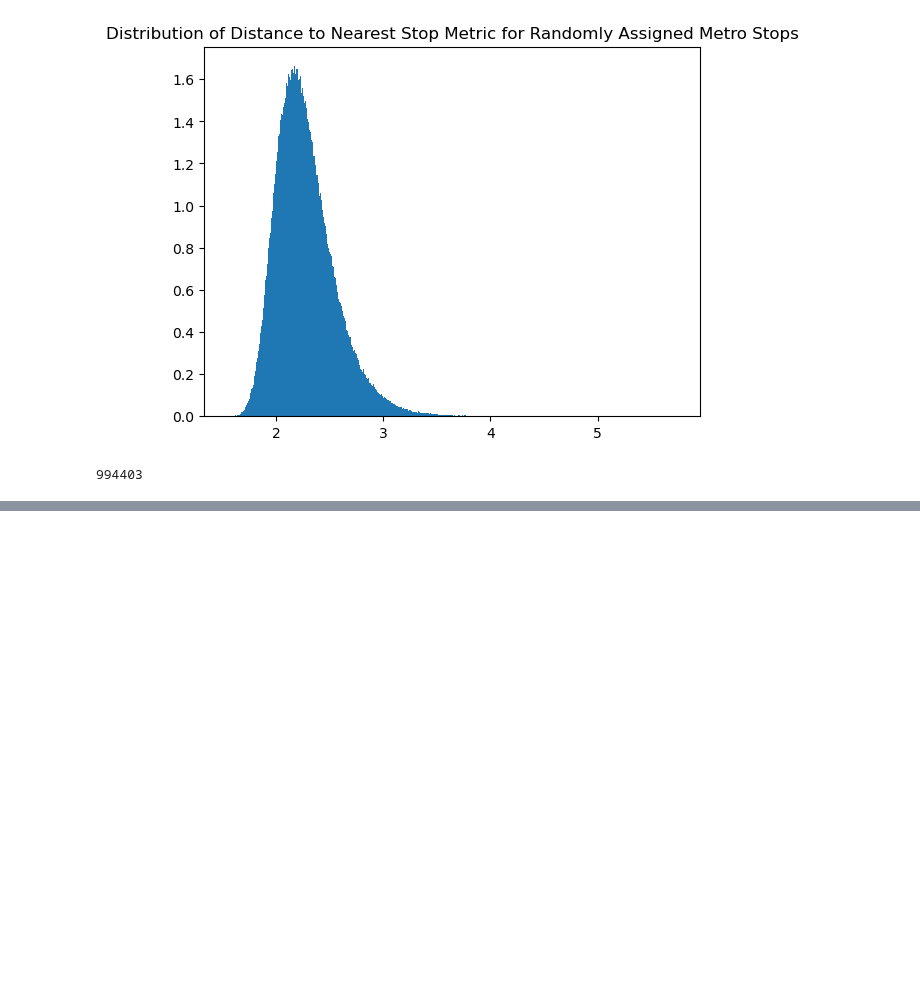
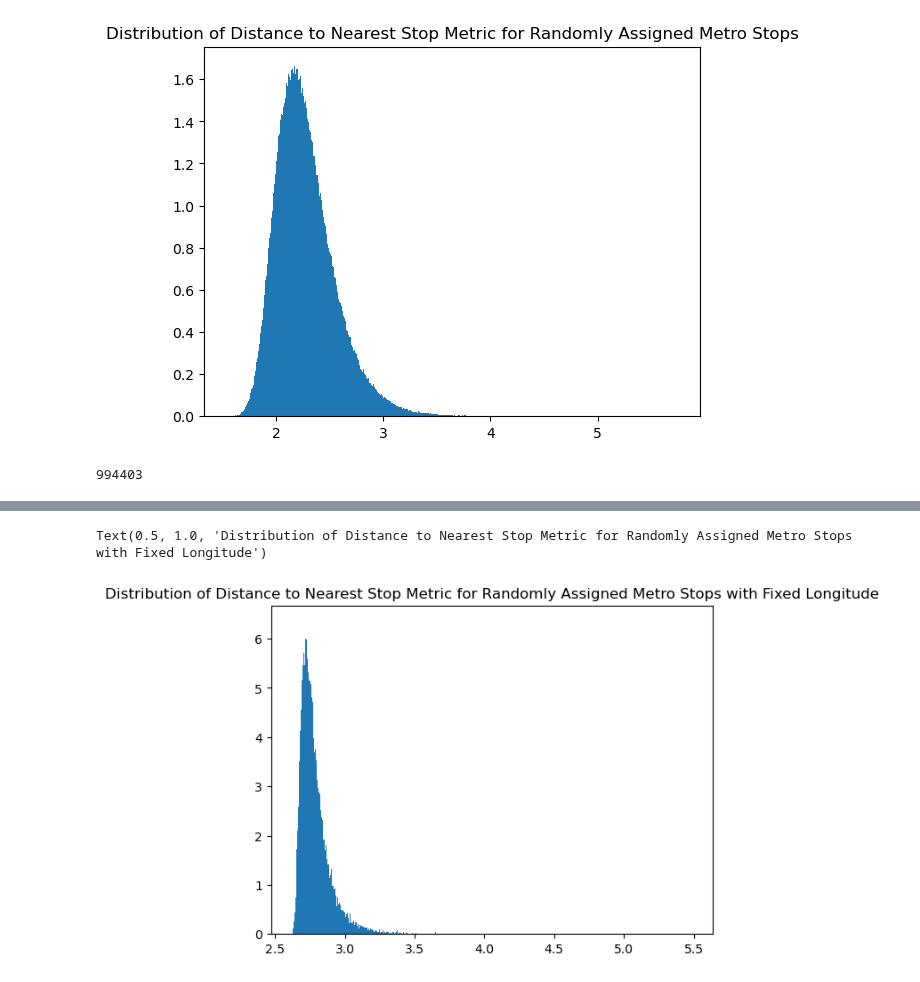
Before and after one commit to juliatompkins/trio-capstone, a Jupyter notebook: algorithms code/Ensemble Analysis Take 1.ipynb, the cells around one changed output, grey strips where cells are left out. Cells and saved outputs as stored; diff of their text form; code cells hidden in the pictures; blank space fills up the shorter version.

Commit message:
new ensemble

```diff
--- a/algorithms code/Ensemble Analysis Take 1.ipynb
+++ b/algorithms code/Ensemble Analysis Take 1.ipynb
@@ -75,3 +75,36 @@ fig = px.scatter_mapbox(cluster_centroids,
 fig.update_layout(mapbox_style="open-street-map")
 # %% [output]
 [interactive output not drawn]
+# %%
+def dist_to_nearest_stop_eval(centroid_locations, metro_locations):
+    shortest_distance = np.zeros(len(centroid_locations))
+
+    for i in range(len(centroid_locations)):
+        cent = np.array([centroid_locations.INTPTLAT[i],centroid_locations.INTPTLON[i]])
+        closest_distance = float('inf') # initialize to infinity
+        for j in range(len(metro_locations)):
+            metro = np.array([metro_locations[j][1],metro_locations[j][0]])
+            distance = np.linalg.norm(cent-metro)
+            if (distance < closest_distance):
+                closest_distance = distance
+        shortest_distance[i] = closest_distance
+
+    return np.sum(shortest_distance)
+
+ensemble_size = 50000
+num_stops = 12 #number of proposed north-south stops
+eval_metric = np.zeros(ensemble_size)
+rand_metros = np.zeros([num_stops,2])
+
+for i in range(ensemble_size):
+    for j in range(num_stops):
+        rand_metros[j,0] = np.mean([lon_bounds[0], lon_bounds[1]])
+        rand_metros[j,1] = random.uniform(lat_bounds[0], lat_bounds[1])
+
+    eval_metric[i] = dist_to_nearest_stop_eval(centroid_locations, rand_metros)
+
+plt.hist(eval_metric[eval_metric != 0], bins = 1000, density = True)
+plt.title("Distribution of Distance to Nearest Stop Metric for Randomly Assigned Metro Stops with Fixed Longitude")
+# %% [output]
+Text(0.5, 1.0, 'Distribution of Distance to Nearest Stop Metric for Randomly Assigned Metro Stops with Fixed Longitude')
+[figure, added]
```
